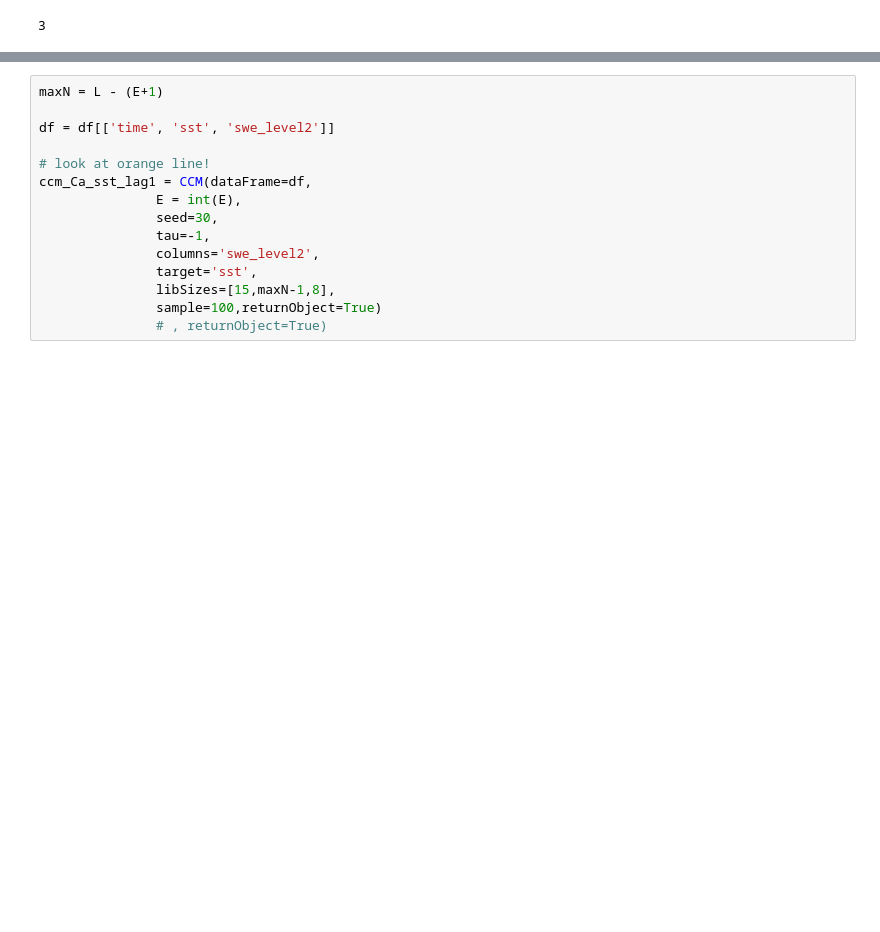
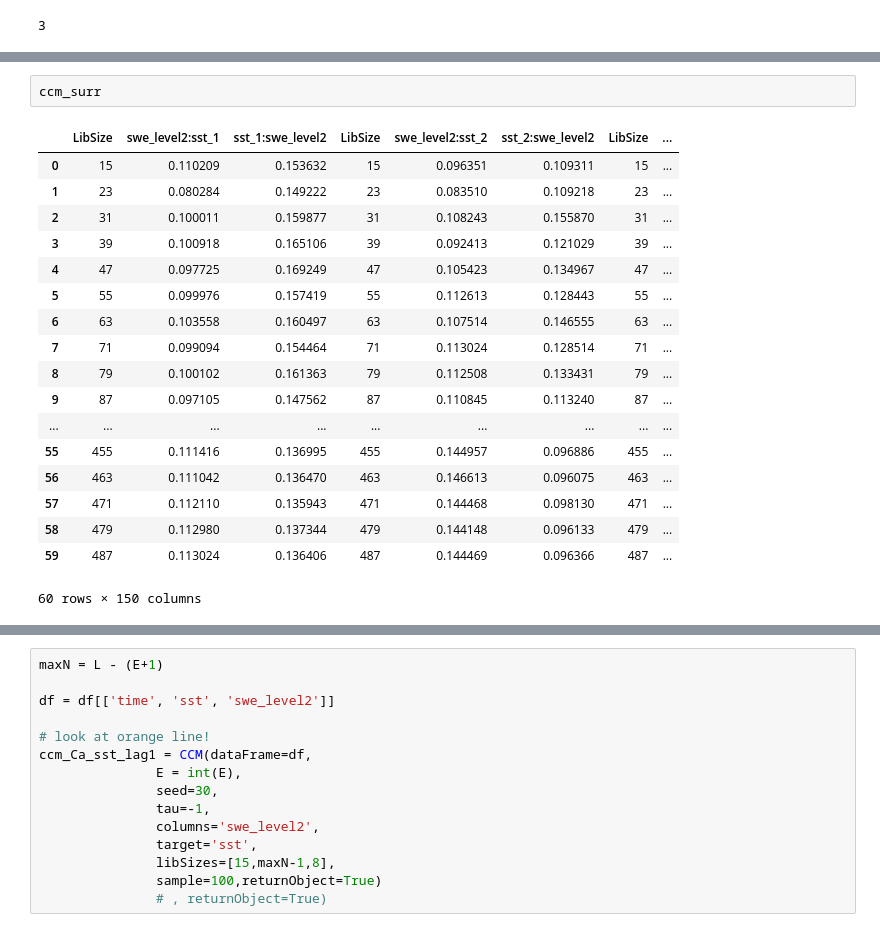
Before and after one commit to heyjoekim/causal_snow_proj, a Jupyter notebook: analysis/analysis_part2.ipynb, the cells around one changed output, grey strips where cells are left out. Drawn from its saved outputs; the diff is of its cells as text; blank space fills up the shorter version.

```diff
--- a/analysis/analysis_part2.ipynb
+++ b/analysis/analysis_part2.ipynb
@@ -201,0 +233,21 @@ print(E)
+# %%
+ccm_surr
+# %% [output]
+|  | LibSize | swe_level2:sst_1 | sst_1:swe_level2 | LibSize | swe_level2:sst_2 | sst_2:swe_level2 | LibSize | ... |
+| 0 | 15 | 0.110209 | 0.153632 | 15 | 0.096351 | 0.109311 | 15 | ... |
+| 1 | 23 | 0.080284 | 0.149222 | 23 | 0.083510 | 0.109218 | 23 | ... |
+| 2 | 31 | 0.100011 | 0.159877 | 31 | 0.108243 | 0.155870 | 31 | ... |
+| 3 | 39 | 0.100918 | 0.165106 | 39 | 0.092413 | 0.121029 | 39 | ... |
+| 4 | 47 | 0.097725 | 0.169249 | 47 | 0.105423 | 0.134967 | 47 | ... |
+| 5 | 55 | 0.099976 | 0.157419 | 55 | 0.112613 | 0.128443 | 55 | ... |
+| 6 | 63 | 0.103558 | 0.160497 | 63 | 0.107514 | 0.146555 | 63 | ... |
+| 7 | 71 | 0.099094 | 0.154464 | 71 | 0.113024 | 0.128514 | 71 | ... |
+| 8 | 79 | 0.100102 | 0.161363 | 79 | 0.112508 | 0.133431 | 79 | ... |
+| 9 | 87 | 0.097105 | 0.147562 | 87 | 0.110845 | 0.113240 | 87 | ... |
+| ... | ... | ... | ... | ... | ... | ... | ... | ... |
+| 55 | 455 | 0.111416 | 0.136995 | 455 | 0.144957 | 0.096886 | 455 | ... |
+| 56 | 463 | 0.111042 | 0.136470 | 463 | 0.146613 | 0.096075 | 463 | ... |
+| 57 | 471 | 0.112110 | 0.135943 | 471 | 0.144468 | 0.098130 | 471 | ... |
+| 58 | 479 | 0.112980 | 0.137344 | 479 | 0.144148 | 0.096133 | 479 | ... |
+| 59 | 487 | 0.113024 | 0.136406 | 487 | 0.144469 | 0.096366 | 487 | ... |
+60 rows × 150 columns
```
Also changed, not shown: parts of 11 cells of this notebook, 4 other files.
